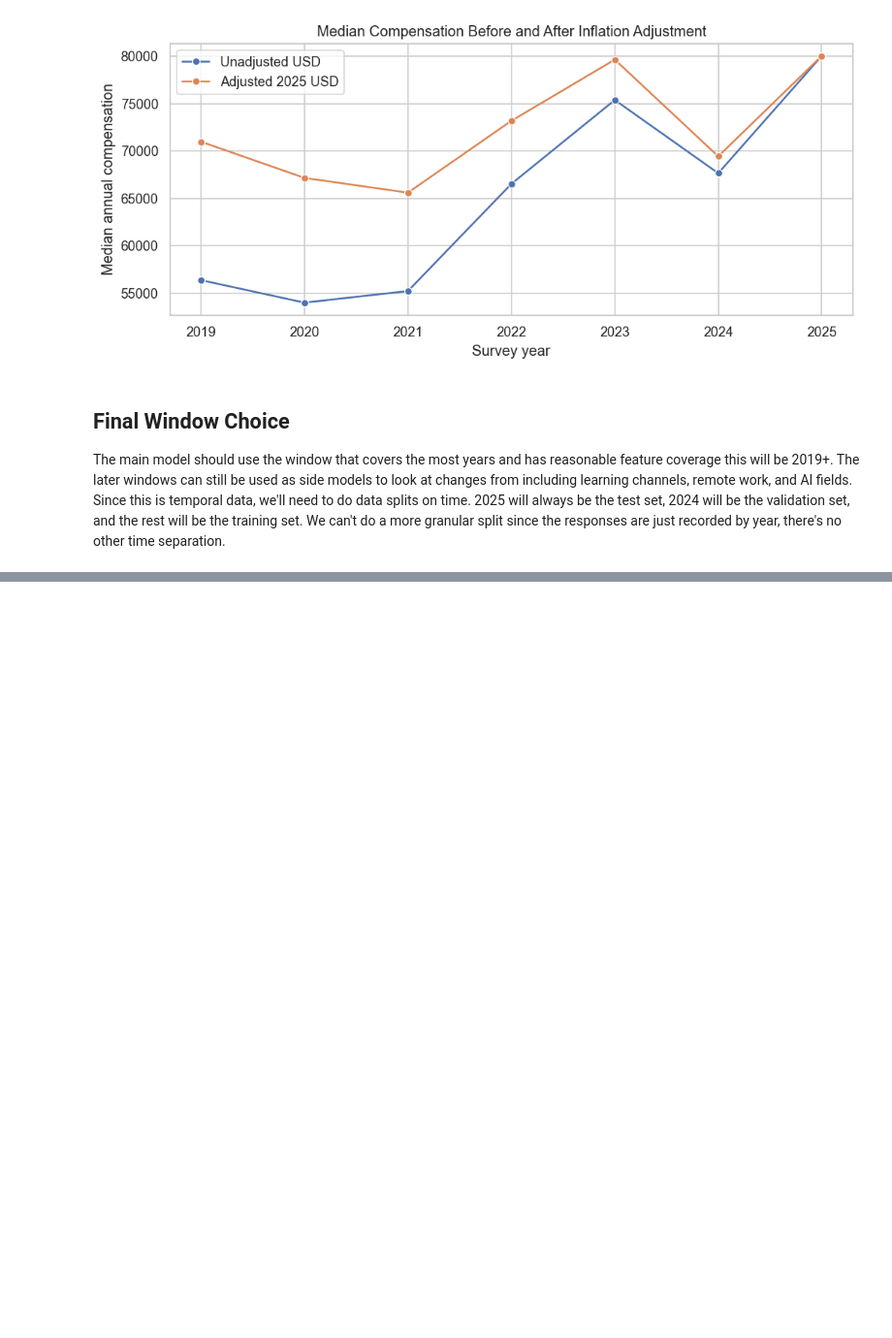
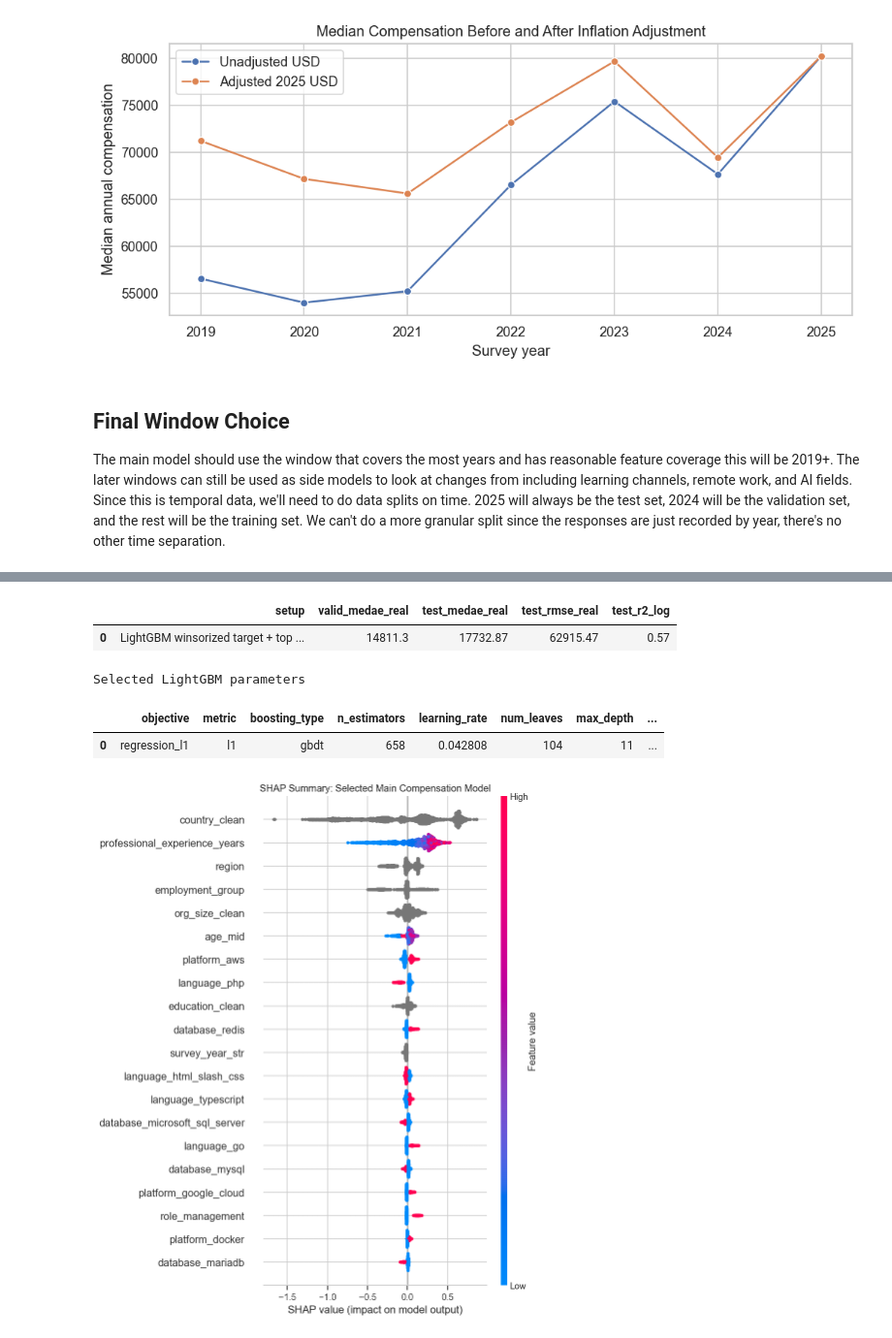
Before and after one commit to Jdrice72901/DSBA-6211-Stack-overflow-Survey-Analysis, a Jupyter notebook: notebooks/Compensation_Model.ipynb, the cells around one changed output, grey strips where cells are left out. Shown at 97% size. Drawn from its saved outputs; the diff is of its cells as text; code cells hidden in the pictures; blank space fills up the shorter version.

```diff
--- a/notebooks/Compensation_Model.ipynb
+++ b/notebooks/Compensation_Model.ipynb
@@ -1905,0 +1127,25 @@ Test Metrics for Europe:
+# %%
+# Select the best performing model and display its metrics
+selected_main = lightgbm_models[('tuned', 'core_winsor_top_tech')]
+selected_main_metrics = pd.DataFrame([
+    result_row('LightGBM winsorized target + top tech flags [tuned]', selected_main)
+])
+display(selected_main_metrics.round(2))
+
+# Display the selected LightGBM parameters
+print('Selected LightGBM parameters')
+display(pd.DataFrame([selected_main['best_params']]))
+
+plot_shap_summary(
+    selected_main,
+    'SHAP Summary: Selected Main Compensation Model',
+    sample_size=2000,
+    max_display=20
+)
+# %% [output]
+|  | setup | valid_medae_real | test_medae_real | test_rmse_real | test_r2_log |
+| 0 | LightGBM winsorized target + top ... | 14811.3 | 17732.87 | 62915.47 | 0.57 |
+Selected LightGBM parameters
+|  | objective | metric | boosting_type | n_estimators | learning_rate | num_leaves | max_depth | ... |
+| 0 | regression_l1 | l1 | gbdt | 658 | 0.042808 | 104 | 11 | ... |
+[figure, added]
```
Also changed, not shown: parts of 82 cells of this notebook, 8 other files.
